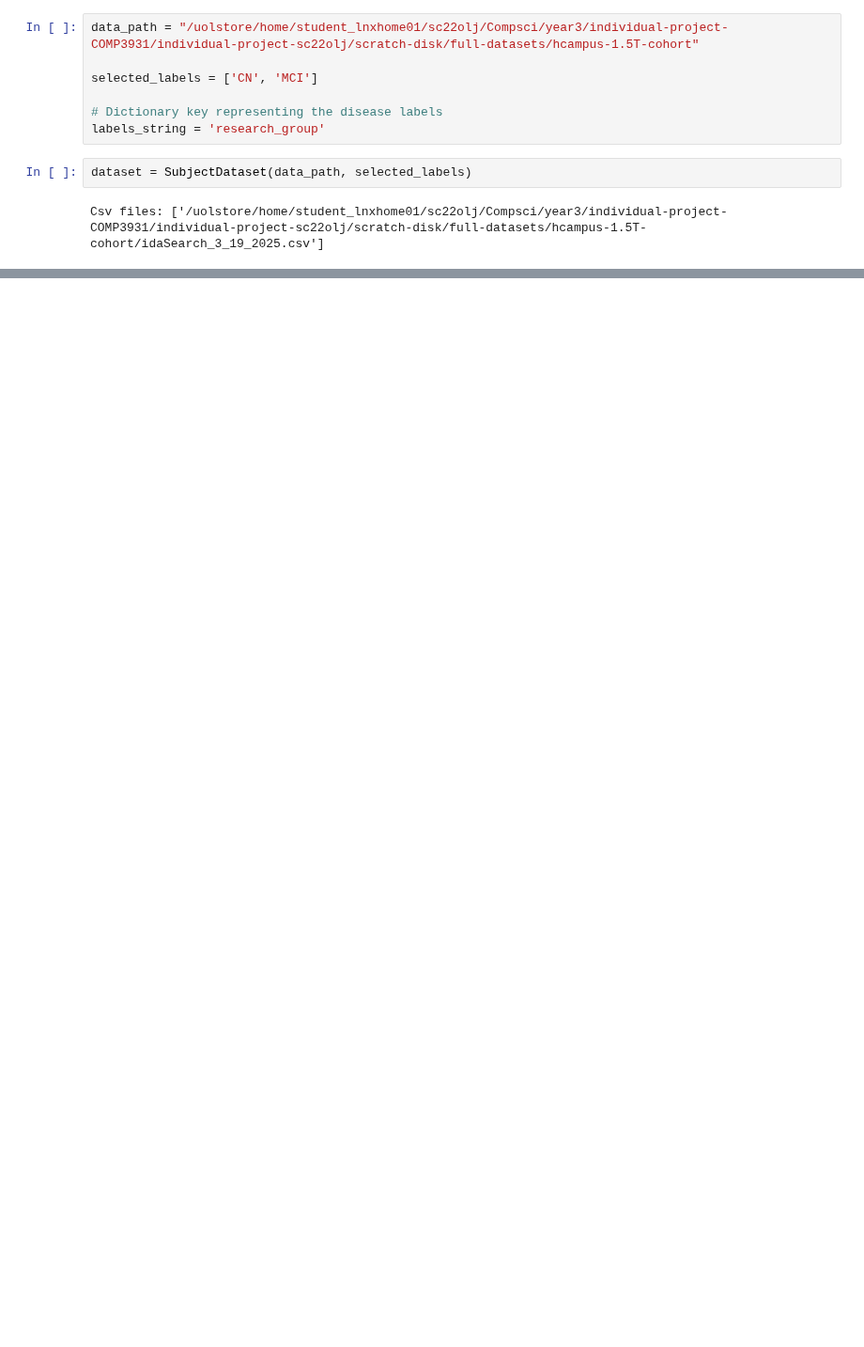
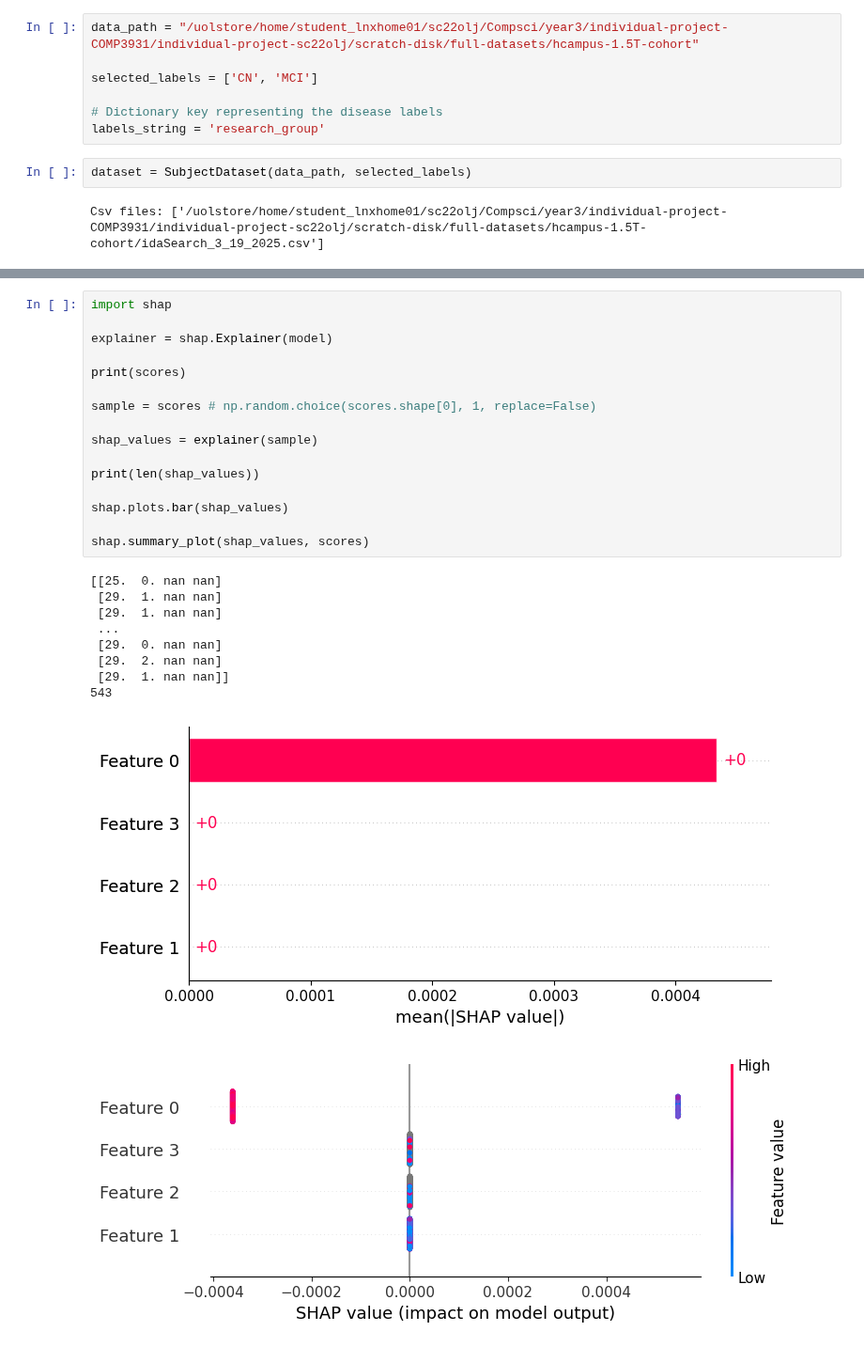
Before and after one commit to oscarlloydjohn/lloyd-john-MIUA-2025, a Jupyter notebook: gbdt-scores.ipynb, the cells around one changed output, grey strips where cells are left out. Shown at 94% size. Drawn from its saved outputs; the diff is of its cells as text; blank space fills up the shorter version.

```diff
--- a/gbdt-scores.ipynb
+++ b/gbdt-scores.ipynb
@@ -103,0 +101,27 @@ explainer = shap.TreeExplainer()
+# %%
+import shap
+
+explainer = shap.Explainer(model)
+
+print(scores)
+
+sample = scores # np.random.choice(scores.shape[0], 1, replace=False)
+
+shap_values = explainer(sample)
+
+print(len(shap_values))
+
+shap.plots.bar(shap_values)
+
+shap.summary_plot(shap_values, scores)
+# %% [output]
+[[25.  0. nan nan]
+ [29.  1. nan nan]
+ [29.  1. nan nan]
+ ...
+ [29.  0. nan nan]
+ [29.  2. nan nan]
+ [29.  1. nan nan]]
+543
+[figure, added]
+[figure, added]
```
Also changed, not shown: parts of 7 cells of this notebook, 1 other file.
